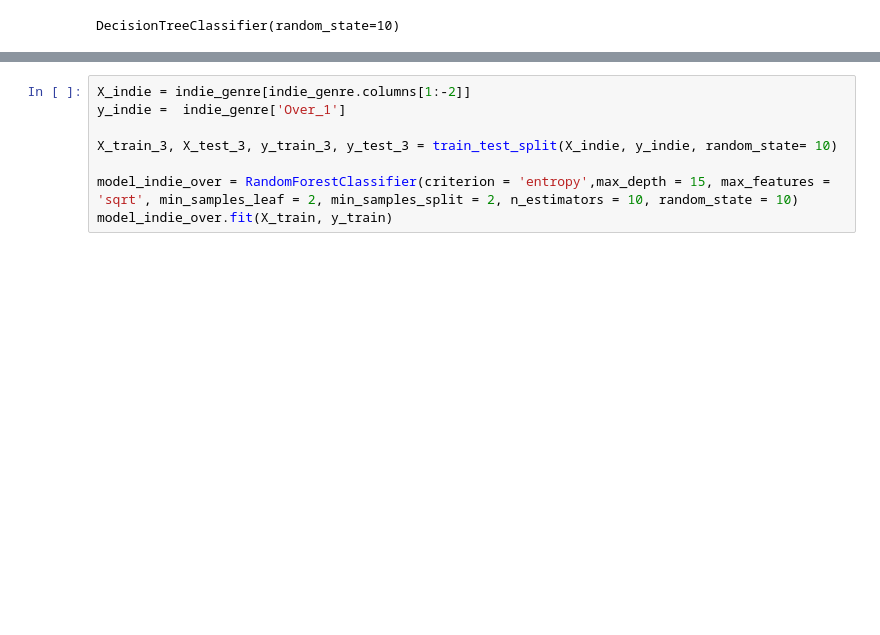
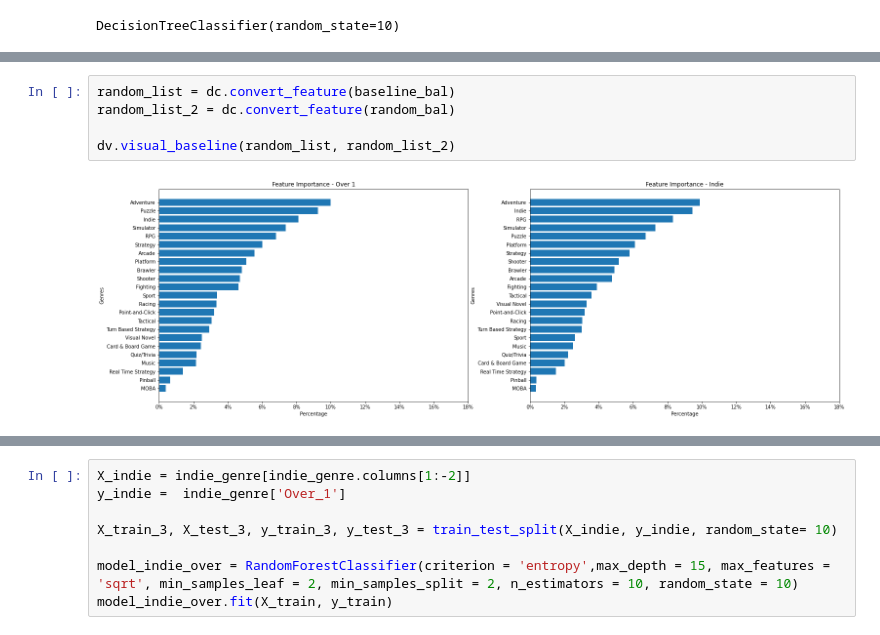
Before and after one commit to Tommyphung1/Predicting-Video-Games-Profit-with-Genres, a Jupyter notebook: Final_Notebook.ipynb, the cells around one changed output, grey strips where cells are left out. Cells and saved outputs as stored; diff of their text form; blank space fills up the shorter version.

```diff
--- a/Final_Notebook.ipynb
+++ b/Final_Notebook.ipynb
@@ -517,3 +453,10 @@ dv.visual_baseline(x_feat, y_feat, x_feat_2, y_feat_2)
+# %%
+random_list = dc.convert_feature(baseline_bal)
+random_list_2 = dc.convert_feature(random_bal)
+
+dv.visual_baseline(random_list, random_list_2)
+# %% [output]
+[figure, added]
 # %%
 disp = ConfusionMatrixDisplay(confusion_matrix(y_test_resampled,random_bal.predict(X_test_resampled)))
 disp.plot()
```
Also changed, not shown: parts of 47 cells of this notebook, 2 other files.
